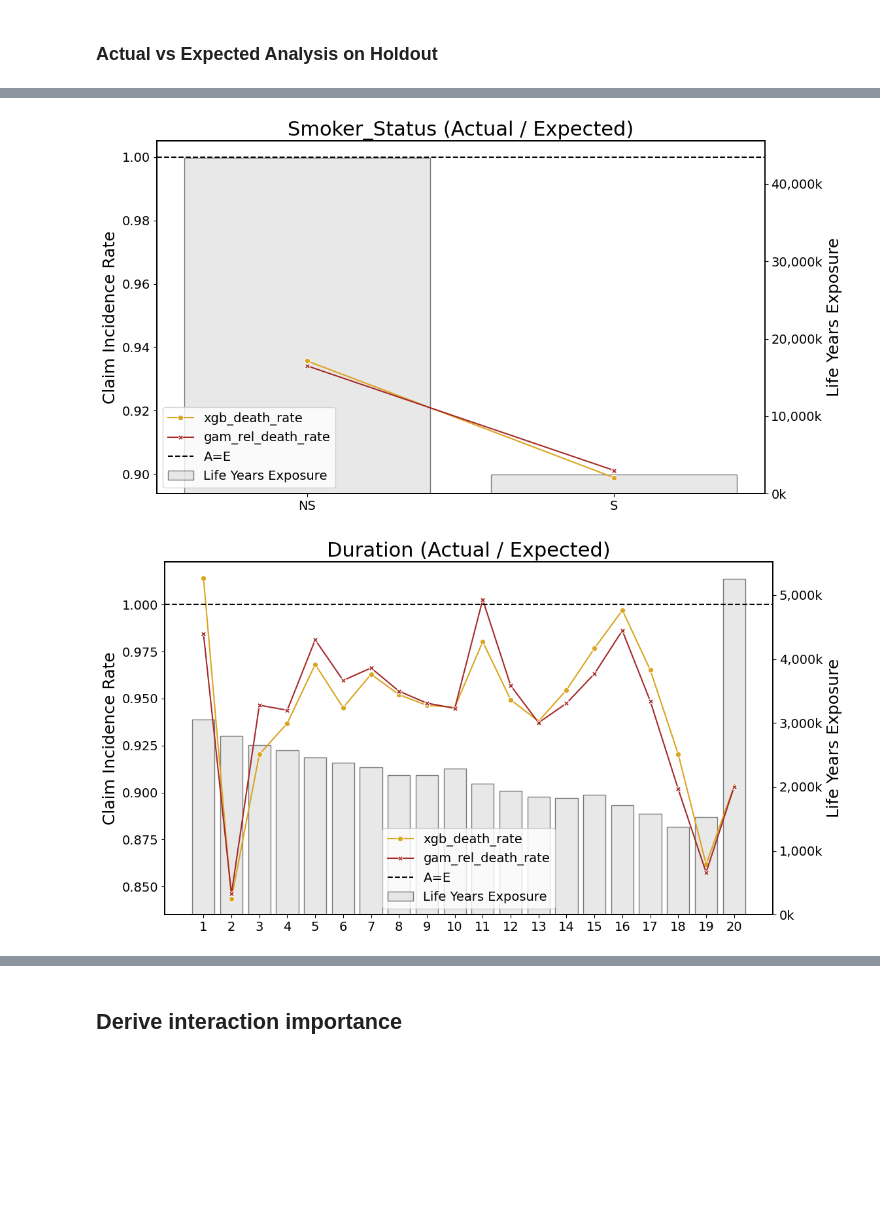
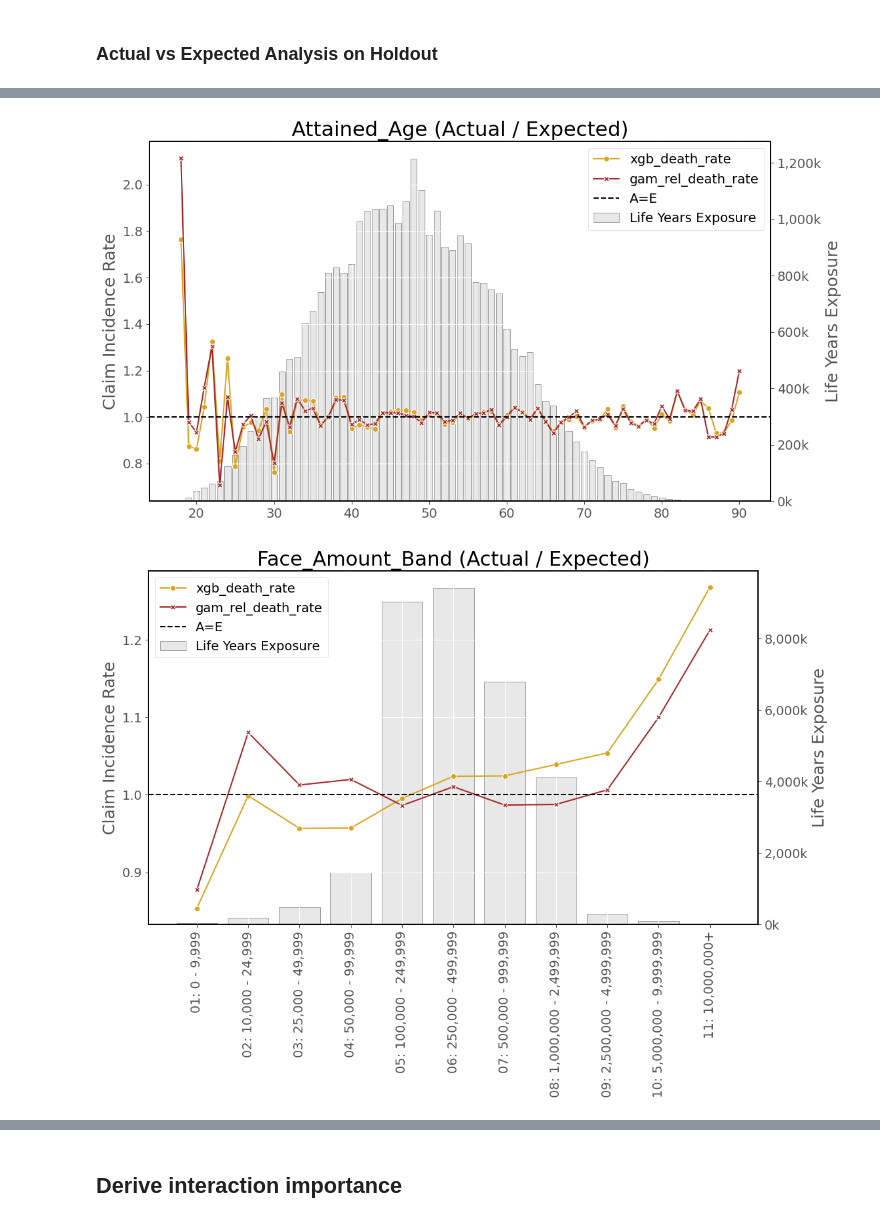
Before and after one commit to ckjackytam/ifoa-ds-health-care-wp, a Jupyter notebook: Python/big-pitch/03 - Interaction Detection with GBM.ipynb, the cells around one changed output, grey strips where cells are left out. Cells and saved outputs as stored; diff of their text form; code cells hidden in the pictures; blank space fills up the shorter version.

```diff
--- a/Python/big-pitch/03 - Interaction Detection with GBM.ipynb
+++ b/Python/big-pitch/03 - Interaction Detection with GBM.ipynb
@@ -121,6 +121,7 @@ num_feat = [
     "Attained_Age",
     "Face_Amount_Band_ordinal",
     "Issue_Age",
+    "Issue_Year",
 ]
 
 # Define the list of categorical features
@@ -228,8 +229,8 @@ num_boost_round = 10000
 early_stopping_round = 30
 n_trials = 50
 monotone_constraints = {
-    "Issue_Age": 1,
-    "Duration": 1,
+    "Issue_Year": -1,
+    # "Duration": 1,
     "Face_Amount_Band_ordinal": -1,
 }
 
@@ -665,15 +668,7 @@ Text(0.5, 1.0, 'XGB Factor Importance')
 ##################################################################
 ##################################################################
 
-key_features = [
-    "Observation_Year",
-    "Sex",
-    "Smoker_Status",
-    "Duration",
-    "Face_Amount_Band",
-    "Attained_Age",
-    "Issue_Age",
-]
+key_features = [x.replace("_ordinal", "") for x in xgb_imp_df["Feature_Agg"]]
 
 ##################################################################
 ##################################################################
@@ -711,9 +706,7 @@ for var in key_features:
     fig, ax = plt.subplots(1, figsize=(12, 7))
     # Plot incidence rates
     sns.lineplot(
-        data=risk_agg_dict[var].loc[
-            :, ["xgb_death_rate", "gam_rel_death_rate"]
-        ],
+        data=risk_agg_dict[var].loc[:, ["xgb_death_rate", "gam_rel_death_rate"]],
         ax=ax,
         markers=True,
         dashes=False,
@@ -786,2 +779,2 @@ for var in key_features:
-[figure, old version]
+[figure, new version]
-[figure, old version]
+[figure, new version]
```
Also changed, not shown: parts of 28 cells of this notebook, 3 other files.
